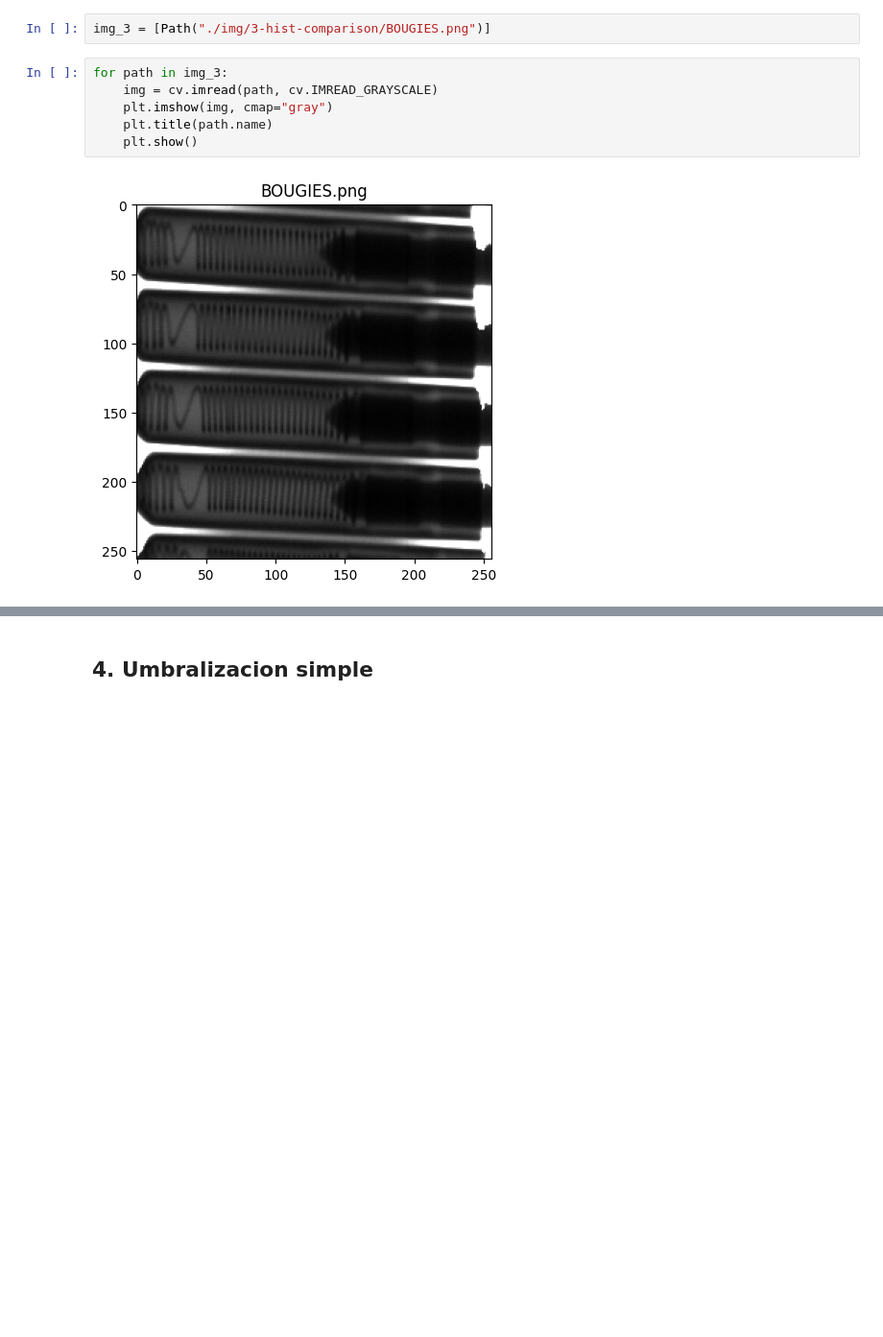
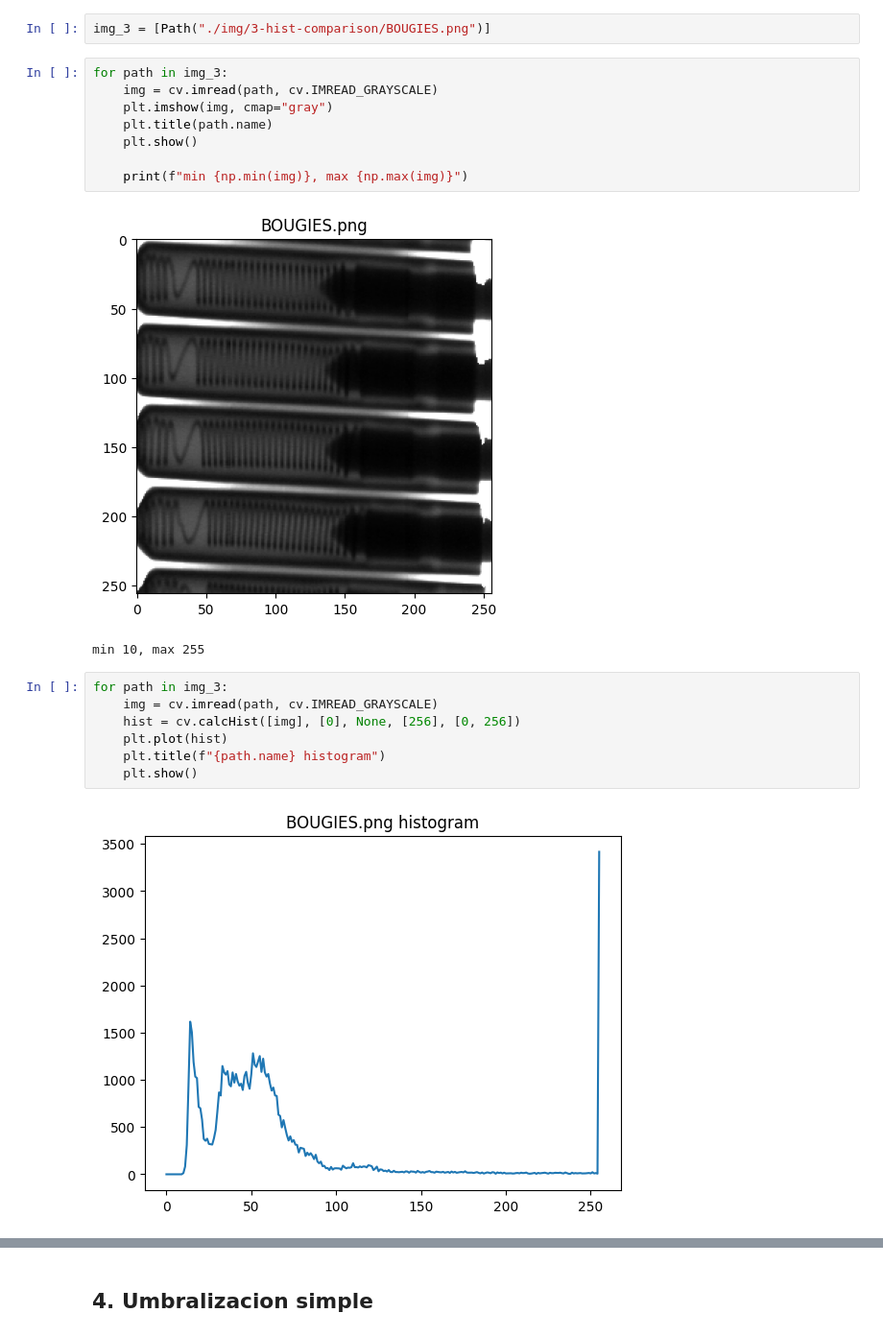
Before and after one commit to MISIS4825-IMAGENES-Y-VISION/Taller2, a Jupyter notebook: Taller2.ipynb, the cells around one changed output, grey strips where cells are left out. Shown at 96% size. Drawn from its saved outputs; the diff is of its cells as text; blank space fills up the shorter version.

```diff
--- a/Taller2.ipynb
+++ b/Taller2.ipynb
@@ -136,5 +136,17 @@ for path in img_3:
     plt.imshow(img, cmap="gray")
     plt.title(path.name)
     plt.show()
+
+    print(f"min {np.min(img)}, max {np.max(img)}")
 # %% [output]
 [figure]
+min 10, max 255
+# %%
+for path in img_3:
+    img = cv.imread(path, cv.IMREAD_GRAYSCALE)
+    hist = cv.calcHist([img], [0], None, [256], [0, 256])
+    plt.plot(hist)
+    plt.title(f"{path.name} histogram")
+    plt.show()
+# %% [output]
+[figure, added]
```
Also changed, not shown: parts of 3 cells of this notebook.
